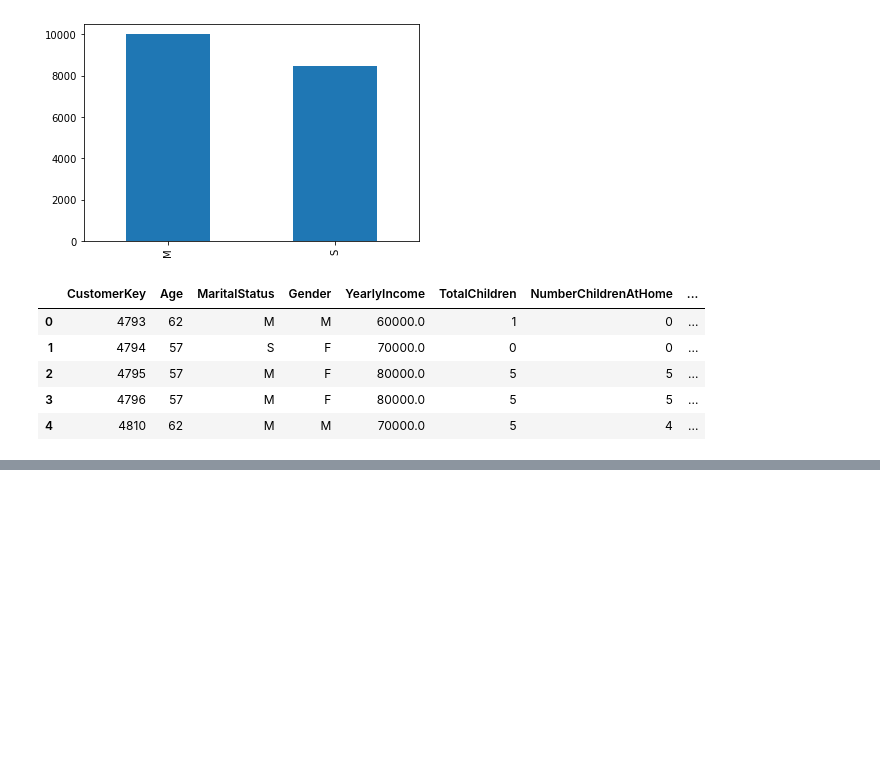
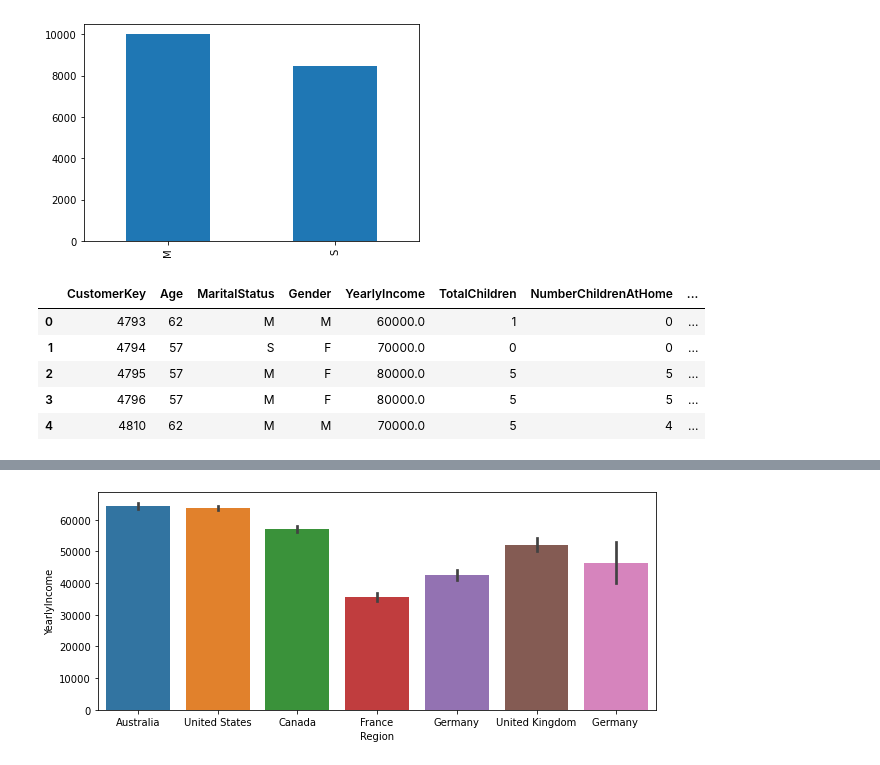
Before and after one commit to abdullah2297/ContosoRetailDWH-w--Python, a Jupyter notebook: ConnDB-CustomerAnaysis-Notebook.ipynb, the cells around one changed output, grey strips where cells are left out. Cells and saved outputs as stored; diff of their text form; code cells hidden in the pictures; blank space fills up the shorter version.

```diff
--- a/ConnDB-CustomerAnaysis-Notebook.ipynb
+++ b/ConnDB-CustomerAnaysis-Notebook.ipynb
@@ -339,0 +354,6 @@ region.head()
+# %%
+plt.figure(figsize=[10,4])
+sns.barplot(x='Region', y='YearlyIncome', data=customer_data)
+plt.show()
+# %% [output]
+[figure, added]
```
Also changed, not shown: parts of 30 cells of this notebook, 1 other file.
